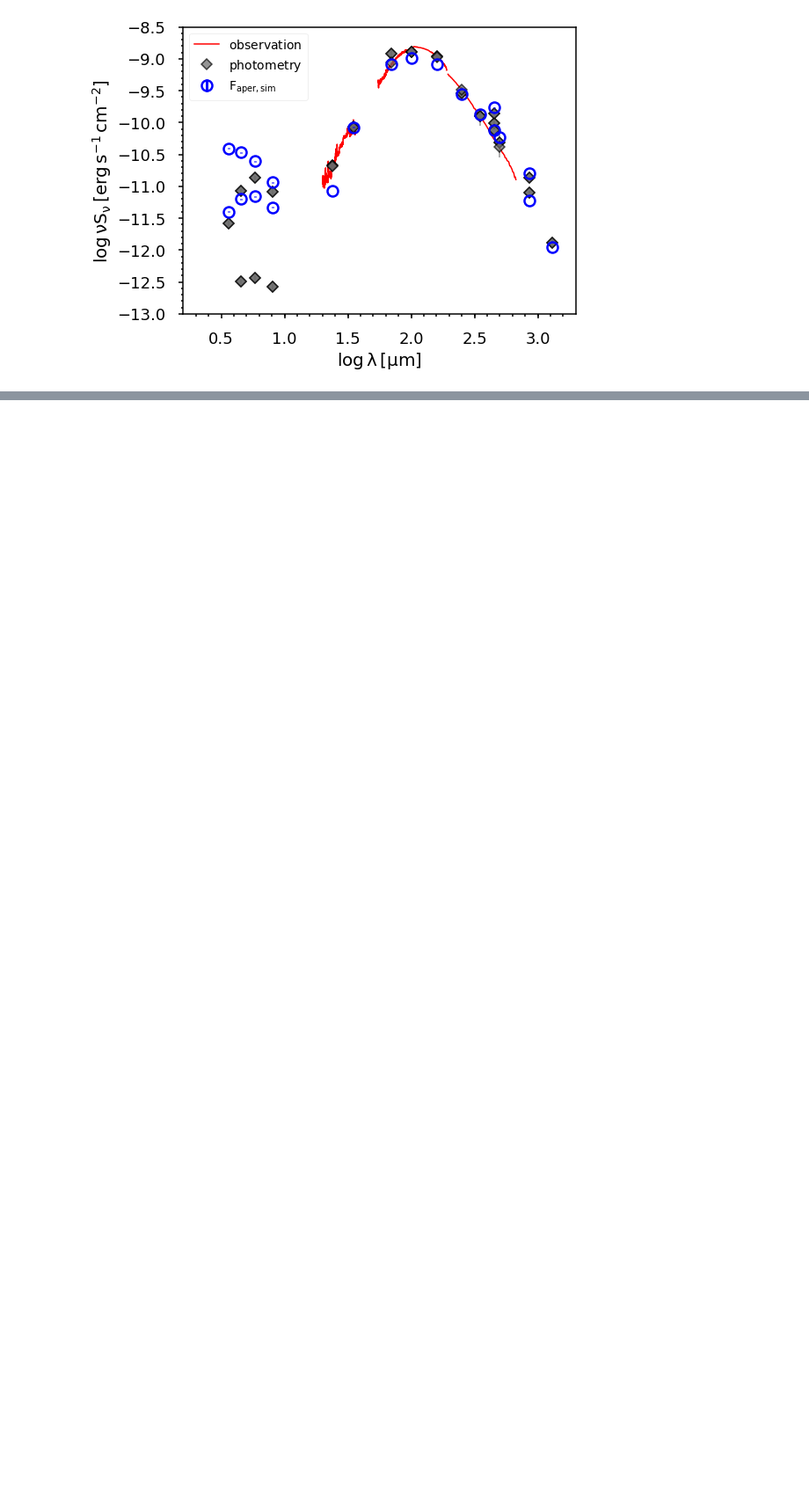
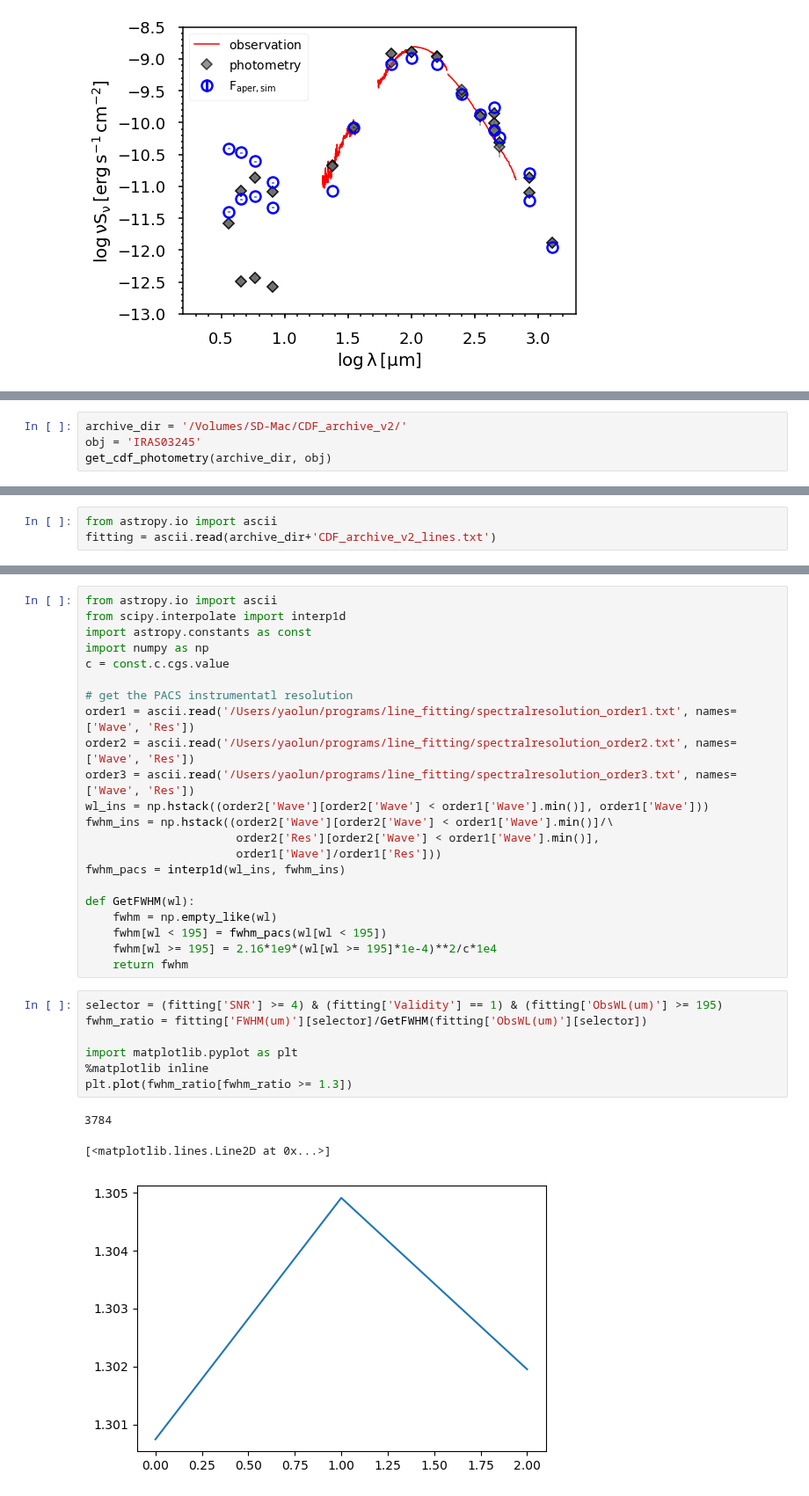
Before and after one commit to yaolun/misc, a Jupyter notebook: test_py3.ipynb, the cells around one changed output, grey strips where cells are left out. Shown at 88% size. Cells and saved outputs as stored; diff of their text form; blank space fills up the shorter version.

```diff
--- a/test_py3.ipynb
+++ b/test_py3.ipynb
@@ -567,0 +513,4 @@ fig.savefig(outdir+'B335_sed.pdf',format='pdf',dpi=300,bbox_inches='tight')
+# %%
+archive_dir = '/Volumes/SD-Mac/CDF_archive_v2/'
+obj = 'IRAS03245'
+get_cdf_photometry(archive_dir, obj)
@@ -567,0 +524,3 @@ fig.savefig(outdir+'B335_sed.pdf',format='pdf',dpi=300,bbox_inches='tight')
+# %%
+from astropy.io import ascii
+fitting = ascii.read(archive_dir+'CDF_archive_v2_lines.txt')
@@ -567,0 +562,33 @@ fig.savefig(outdir+'B335_sed.pdf',format='pdf',dpi=300,bbox_inches='tight')
+# %%
+from astropy.io import ascii
+from scipy.interpolate import interp1d
+import astropy.constants as const
+import numpy as np
+c = const.c.cgs.value
+
+# get the PACS instrumentatl resolution
+order1 = ascii.read('/Users/yaolun/programs/line_fitting/spectralresolution_order1.txt', names=['Wave', 'Res'])
+order2 = ascii.read('/Users/yaolun/programs/line_fitting/spectralresolution_order2.txt', names=['Wave', 'Res'])
+order3 = ascii.read('/Users/yaolun/programs/line_fitting/spectralresolution_order3.txt', names=['Wave', 'Res'])
+wl_ins = np.hstack((order2['Wave'][order2['Wave'] < order1['Wave'].min()], order1['Wave']))
+fwhm_ins = np.hstack((order2['Wave'][order2['Wave'] < order1['Wave'].min()]/\
+                      order2['Res'][order2['Wave'] < order1['Wave'].min()],
+                      order1['Wave']/order1['Res']))
+fwhm_pacs = interp1d(wl_ins, fwhm_ins)
+
+def GetFWHM(wl):
+    fwhm = np.empty_like(wl)
+    fwhm[wl < 195] = fwhm_pacs(wl[wl < 195])
+    fwhm[wl >= 195] = 2.16*1e9*(wl[wl >= 195]*1e-4)**2/c*1e4
+    return fwhm
+# %%
+selector = (fitting['SNR'] >= 4) & (fitting['Validity'] == 1) & (fitting['ObsWL(um)'] >= 195)
+fwhm_ratio = fitting['FWHM(um)'][selector]/GetFWHM(fitting['ObsWL(um)'][selector])
+
+import matplotlib.pyplot as plt
+%matplotlib inline
+plt.plot(fwhm_ratio[fwhm_ratio >= 1.3])
+# %% [output]
+3784
+[<matplotlib.lines.Line2D at 0x...>]
+[figure, added]
```
Also changed, not shown: parts of 20 cells of this notebook, 12 other files.
